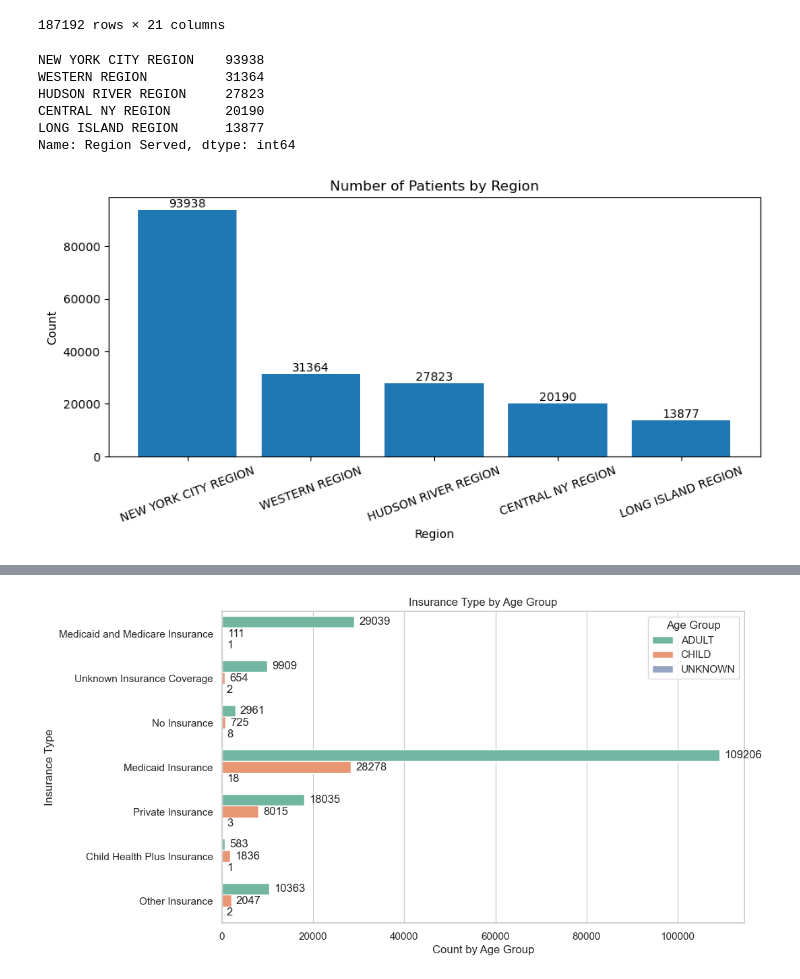
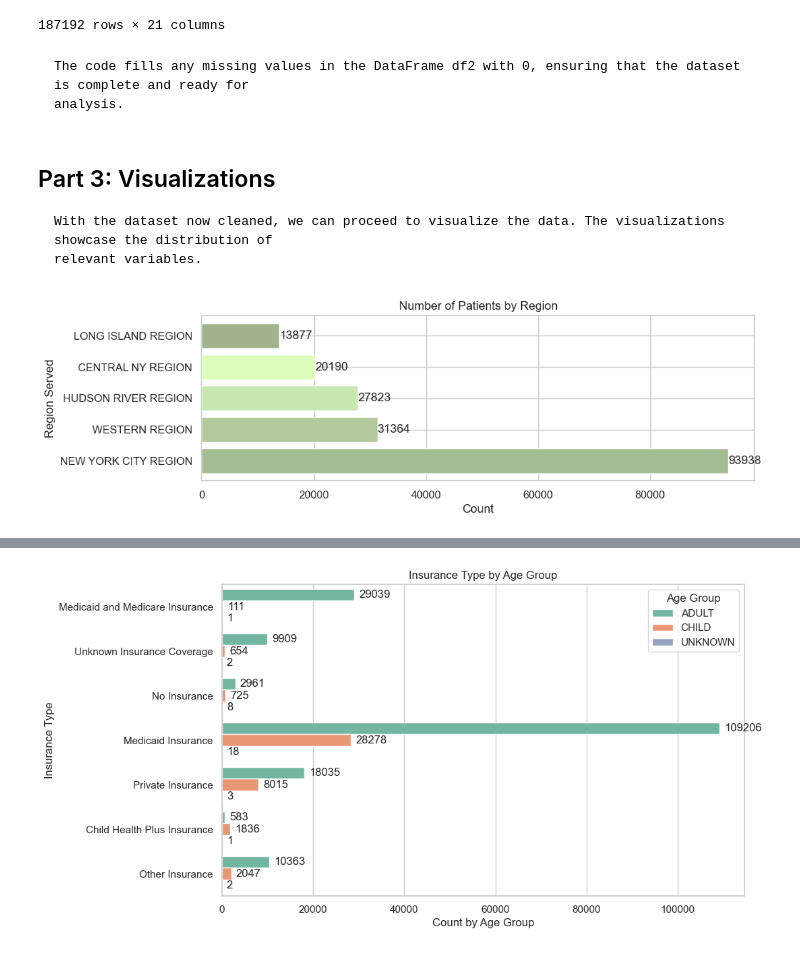
Before and after one commit to TheaClarisseDelosSantos/IT-BA-3204-EquiHealth, a Jupyter notebook: PatientDemographics.ipynb, the cells around one changed output, grey strips where cells are left out. Cells and saved outputs as stored; diff of their text form; code cells hidden in the pictures.

```diff
--- a/PatientDemographics.ipynb
+++ b/PatientDemographics.ipynb
@@ -117,28 +129,28 @@ display(df2)
 | 187190 | RESIDENTIAL | NEW YORK CITY REGION | ADULT | FEMALE | NO, NOT TRANSGENDER | STRAIGHT OR HETEROSEXUAL | ... |
 | 187191 | OUTPATIENT | CENTRAL NY REGION | CHILD | FEMALE | NO, NOT TRANSGENDER | STRAIGHT OR HETEROSEXUAL | ... |
 187192 rows × 21 columns
-# %%
-region_counts = df2['Region Served'].value_counts()
-display(region_counts)
-# %% [output]
-NEW YORK CITY REGION    93938
-WESTERN REGION          31364
-HUDSON RIVER REGION     27823
-CENTRAL NY REGION       20190
-LONG ISLAND REGION      13877
-Name: Region Served, dtype: int64
+# %% [markdown]
+    The code fills any missing values in the DataFrame df2 with 0, ensuring that the dataset is complete and ready for
+    analysis.
+# %% [markdown]
+## Part 3: Visualizations
+
+    With the dataset now cleaned, we can proceed to visualize the data. The visualizations showcase the distribution of
+    relevant variables.
 # %%
 region_counts = df2['Region Served'].value_counts()
-plt.figure(figsize=(10,4))
-plt.bar(region_counts.index,region_counts.values)
-plt.xlabel('Region')
-plt.ylabel('Count')
+c = ['#A4BC92','#B3C99C','#C7E9B0','#DDFFBB','#A2B38B']
+
+plt.figure(figsize=(10, 3))
+plt.barh(region_counts.index, region_counts.values, color=c)
+plt.xlabel('Count')
+plt.ylabel('Region Served')
 plt.title('Number of Patients by Region')
-plt.xticks(rotation = 20)
+plt.xticks(rotation=0)
 
 for i, v in enumerate(region_counts.values):
-    plt.text(i, v, str(v), ha='center', va='bottom')
+    plt.text(v, i, str(v), ha='left', va='center')
 
 plt.show()
 # %% [output]
-[figure, old version]
+[figure, new version]
```
Also changed, not shown: parts of 12 cells of this notebook.
